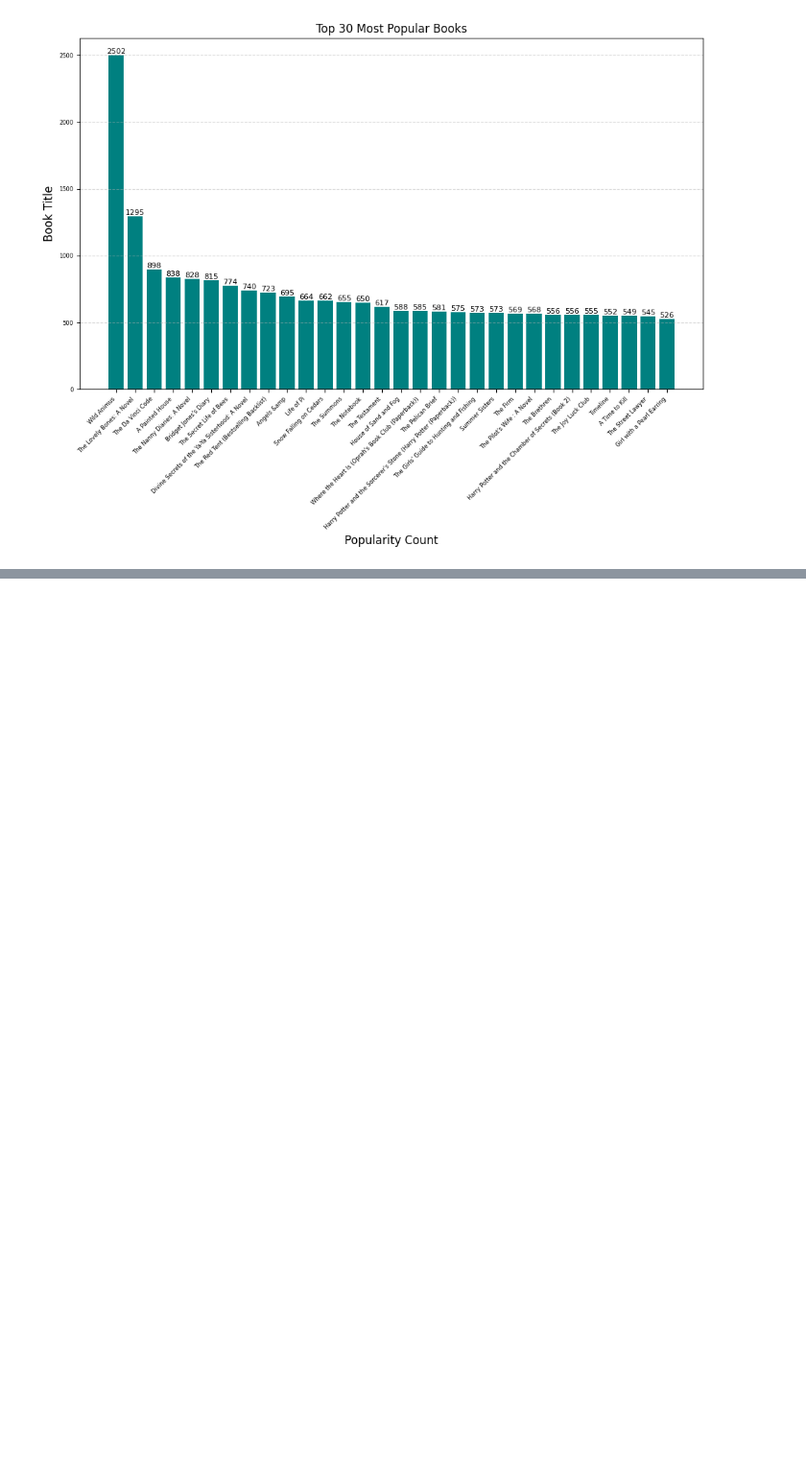
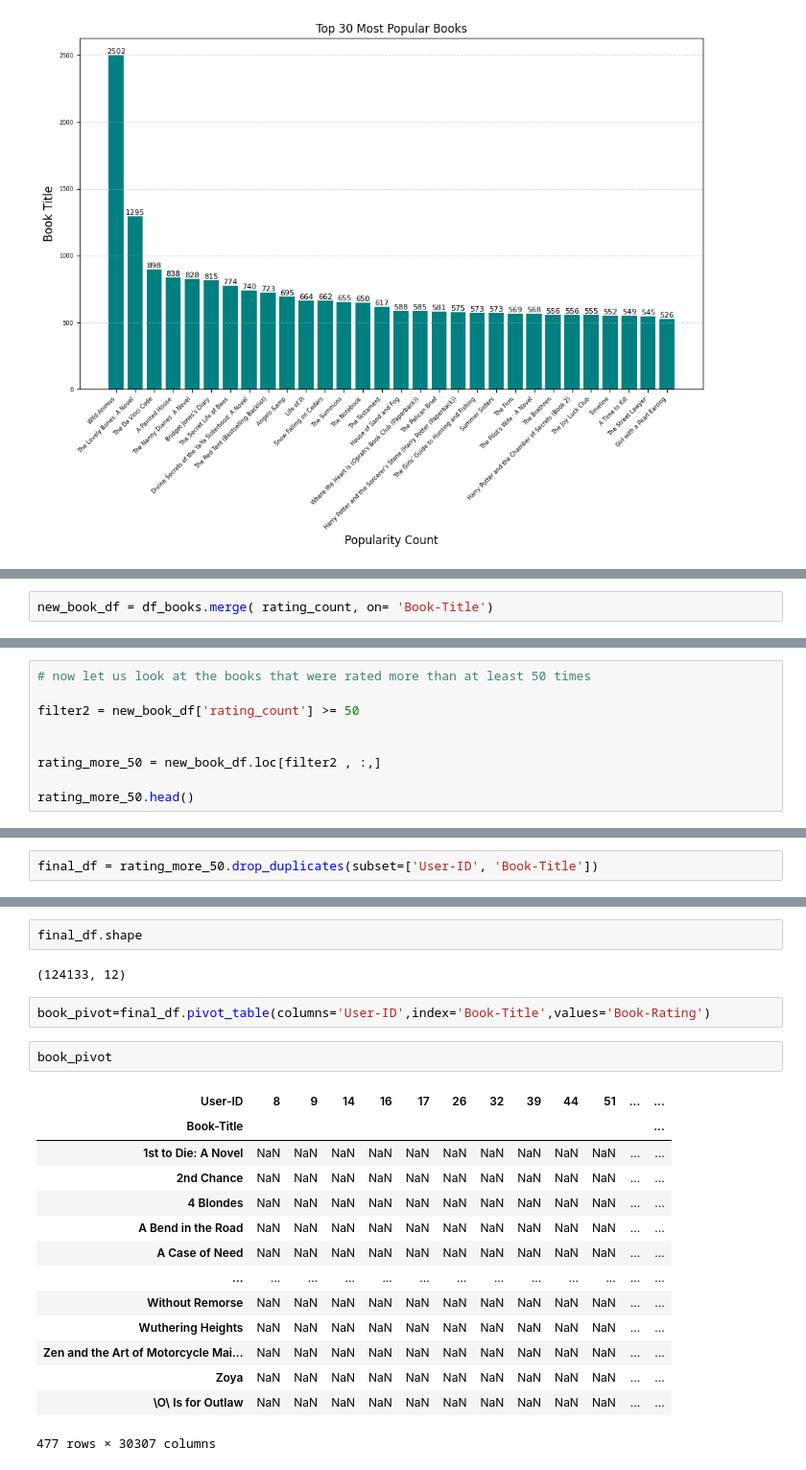
Before and after one commit to Ronaldonyagaka/recommendation_system_project, a Jupyter notebook: recommendation.ipynb, the cells around one changed output, grey strips where cells are left out. Shown at 96% size. Saved outputs shown, nothing was run; the diff lists cells and outputs as text; blank space fills up the shorter version.

```diff
--- a/recommendation.ipynb
+++ b/recommendation.ipynb
@@ -478,0 +507,2 @@ plt.show()
+# %%
+new_book_df = df_books.merge( rating_count, on= 'Book-Title')
@@ -478,0 +525,9 @@ plt.show()
+# %%
+# now let us look at the books that were rated more than at least 50 times
+
+filter2 = new_book_df['rating_count'] >= 50
+
+
+rating_more_50 = new_book_df.loc[filter2 , :,]
+
+rating_more_50.head()
@@ -478,0 +545,2 @@ plt.show()
+# %%
+final_df = rating_more_50.drop_duplicates(subset=['User-ID', 'Book-Title'])
@@ -478,0 +556,23 @@ plt.show()
+# %%
+final_df.shape
+# %% [output]
+(124133, 12)
+# %%
+book_pivot=final_df.pivot_table(columns='User-ID',index='Book-Title',values='Book-Rating')
+# %%
+book_pivot
+# %% [output]
+| User-ID | 8 | 9 | 14 | 16 | 17 | 26 | 32 | 39 | 44 | 51 | ... | ... |
+| Book-Title |  |  |  |  |  |  |  |  |  |  |  | ... |
+| 1st to Die: A Novel | NaN | NaN | NaN | NaN | NaN | NaN | NaN | NaN | NaN | NaN | ... | ... |
+| 2nd Chance | NaN | NaN | NaN | NaN | NaN | NaN | NaN | NaN | NaN | NaN | ... | ... |
+| 4 Blondes | NaN | NaN | NaN | NaN | NaN | NaN | NaN | NaN | NaN | NaN | ... | ... |
+| A Bend in the Road | NaN | NaN | NaN | NaN | NaN | NaN | NaN | NaN | NaN | NaN | ... | ... |
+| A Case of Need | NaN | NaN | NaN | NaN | NaN | NaN | NaN | NaN | NaN | NaN | ... | ... |
+| ... | ... | ... | ... | ... | ... | ... | ... | ... | ... | ... | ... | ... |
+| Without Remorse | NaN | NaN | NaN | NaN | NaN | NaN | NaN | NaN | NaN | NaN | ... | ... |
+| Wuthering Heights | NaN | NaN | NaN | NaN | NaN | NaN | NaN | NaN | NaN | NaN | ... | ... |
+| Zen and the Art of Motorcycle Mai... | NaN | NaN | NaN | NaN | NaN | NaN | NaN | NaN | NaN | NaN | ... | ... |
+| Zoya | NaN | NaN | NaN | NaN | NaN | NaN | NaN | NaN | NaN | NaN | ... | ... |
+| \O\ Is for Outlaw | NaN | NaN | NaN | NaN | NaN | NaN | NaN | NaN | NaN | NaN | ... | ... |
+477 rows × 30307 columns
```
Also changed, not shown: parts of 16 cells of this notebook.
